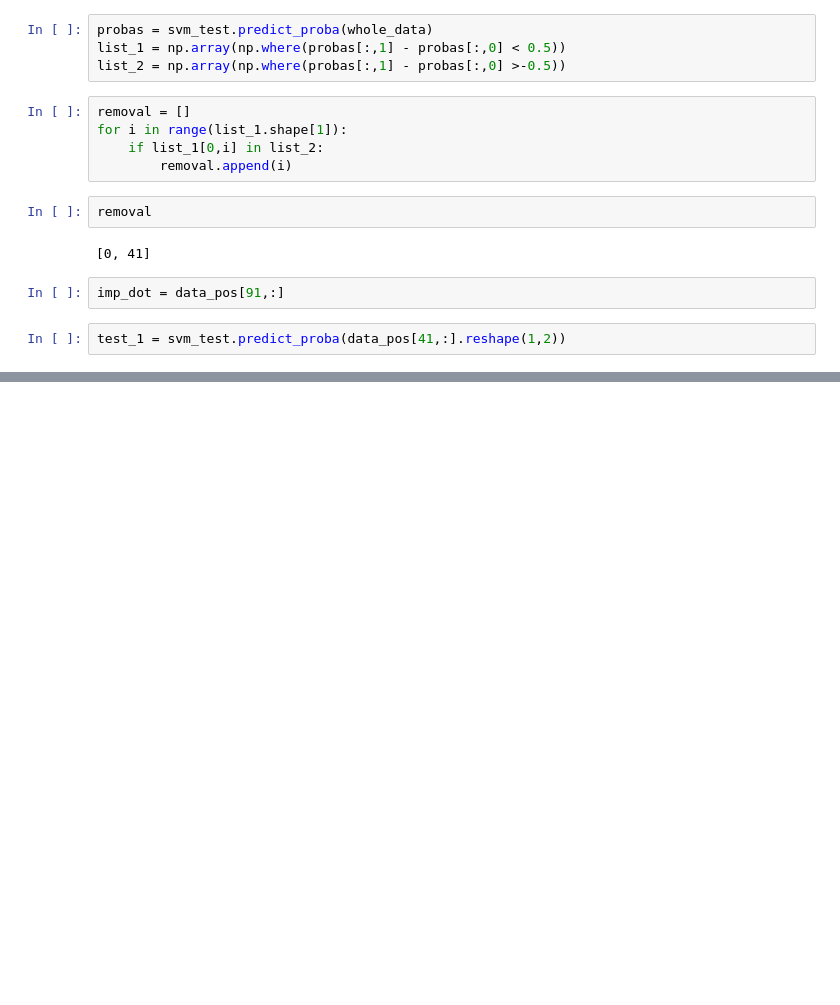
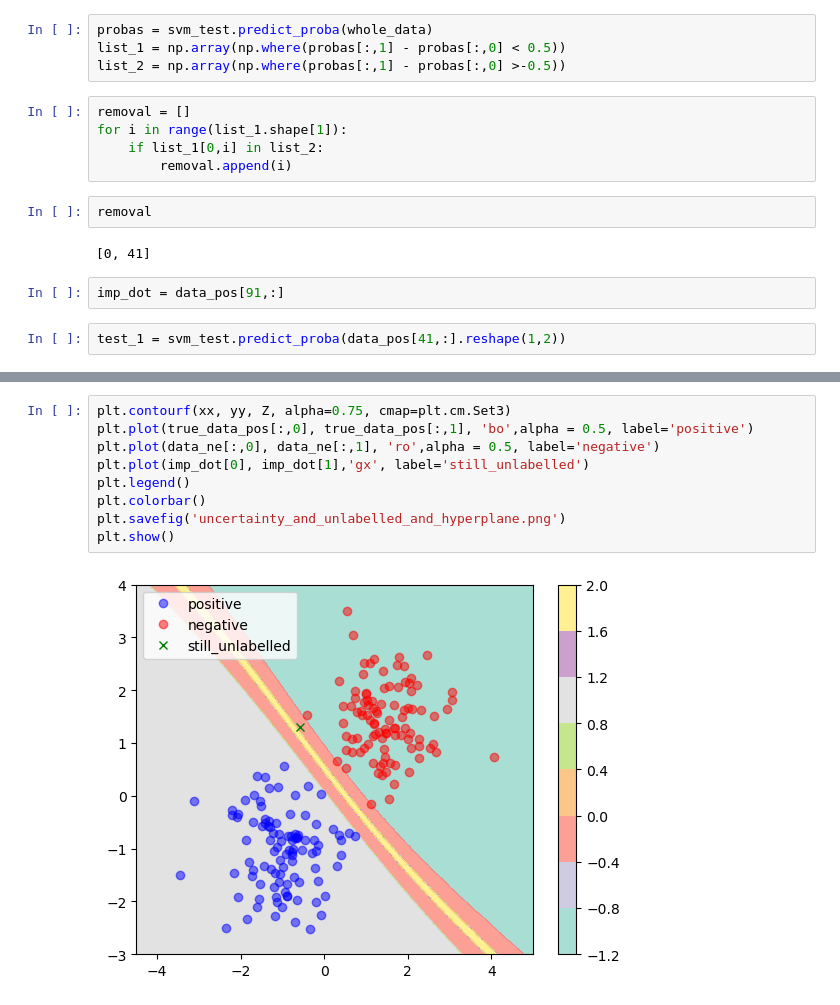
Before and after one commit to tpaquier/material_science, a Jupyter notebook: Tests_for_PU/PGPU/To_plot.ipynb, the cells around one changed output, grey strips where cells are left out. Cells and saved outputs as stored; diff of their text form; blank space fills up the shorter version.

```diff
--- a/Tests_for_PU/PGPU/To_plot.ipynb
+++ b/Tests_for_PU/PGPU/To_plot.ipynb
@@ -139,0 +142,11 @@ plt.show()
+# %%
+plt.contourf(xx, yy, Z, alpha=0.75, cmap=plt.cm.Set3)
+plt.plot(true_data_pos[:,0], true_data_pos[:,1], 'bo',alpha = 0.5, label='positive')
+plt.plot(data_ne[:,0], data_ne[:,1], 'ro',alpha = 0.5, label='negative')
+plt.plot(imp_dot[0], imp_dot[1],'gx', label='still_unlabelled')
+plt.legend()
+plt.colorbar()
+plt.savefig('uncertainty_and_unlabelled_and_hyperplane.png')
+plt.show()
+# %% [output]
+[figure, added]
```
Also changed, not shown: parts of 3 cells of this notebook, 5 other files.
